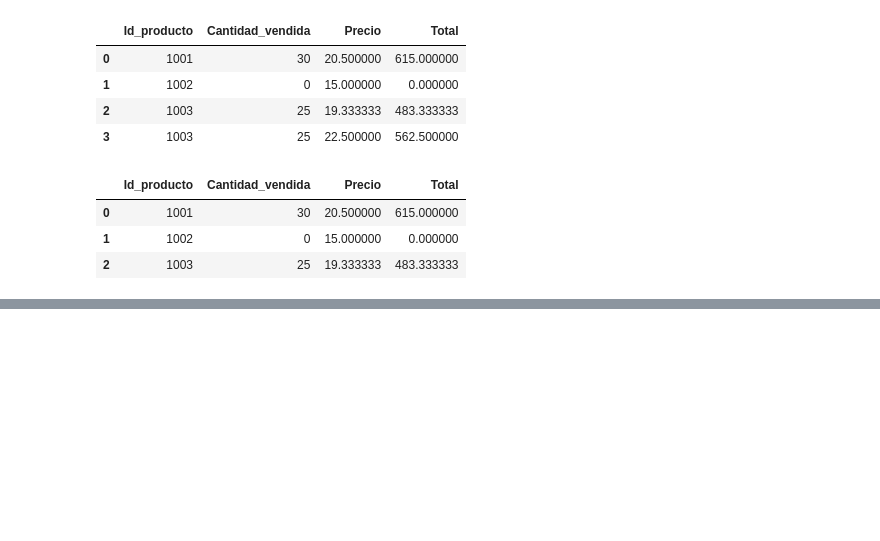
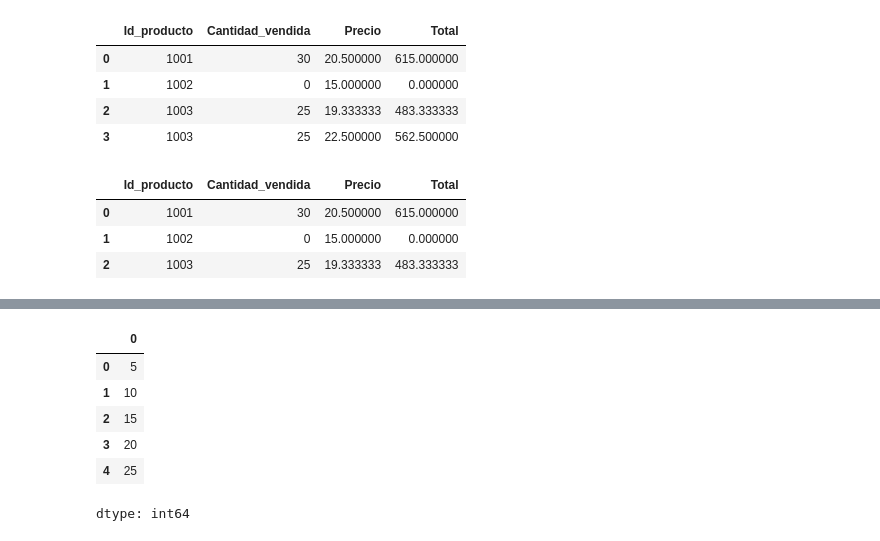
Before and after one commit to MyAppsTest/ciencia_datos_udemy_fg, a Jupyter notebook: CienciaDeDatos_con_Federico.ipynb, the cells around one changed output, grey strips where cells are left out. Saved outputs shown, nothing was run; the diff lists cells and outputs as text; code cells hidden in the pictures; blank space fills up the shorter version.

```diff
--- a/CienciaDeDatos_con_Federico.ipynb
+++ b/CienciaDeDatos_con_Federico.ipynb
@@ -292,0 +305,12 @@ df_unicos
+# %%
+serie = pd.Series([5,10,15,20,25])
+# %%
+serie
+# %% [output]
+|  | 0 |
+| 0 | 5 |
+| 1 | 10 |
+| 2 | 15 |
+| 3 | 20 |
+| 4 | 25 |
+dtype: int64
```
Also changed, not shown: parts of 22 cells of this notebook.
